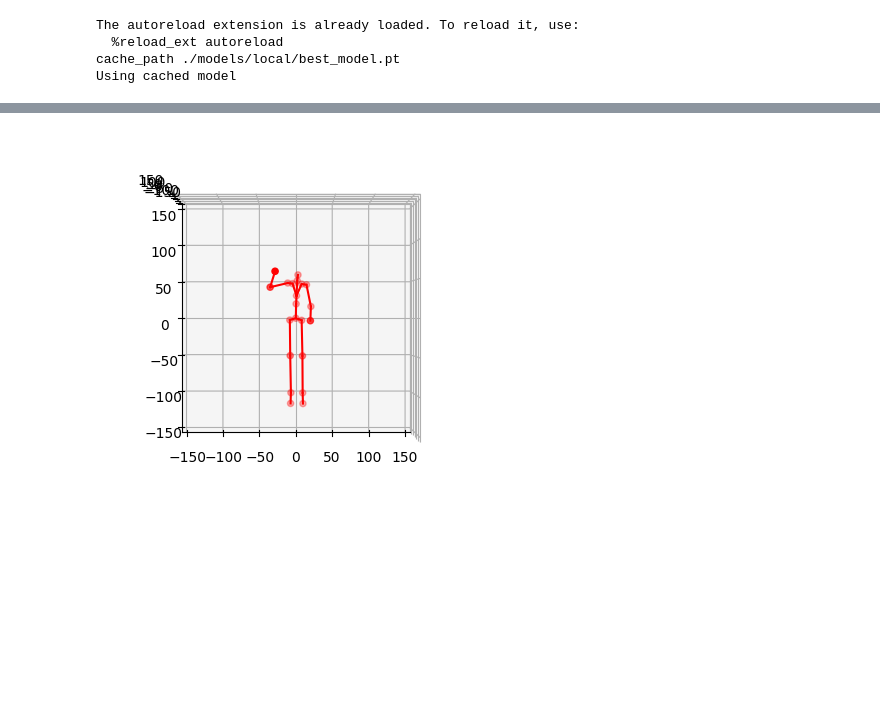
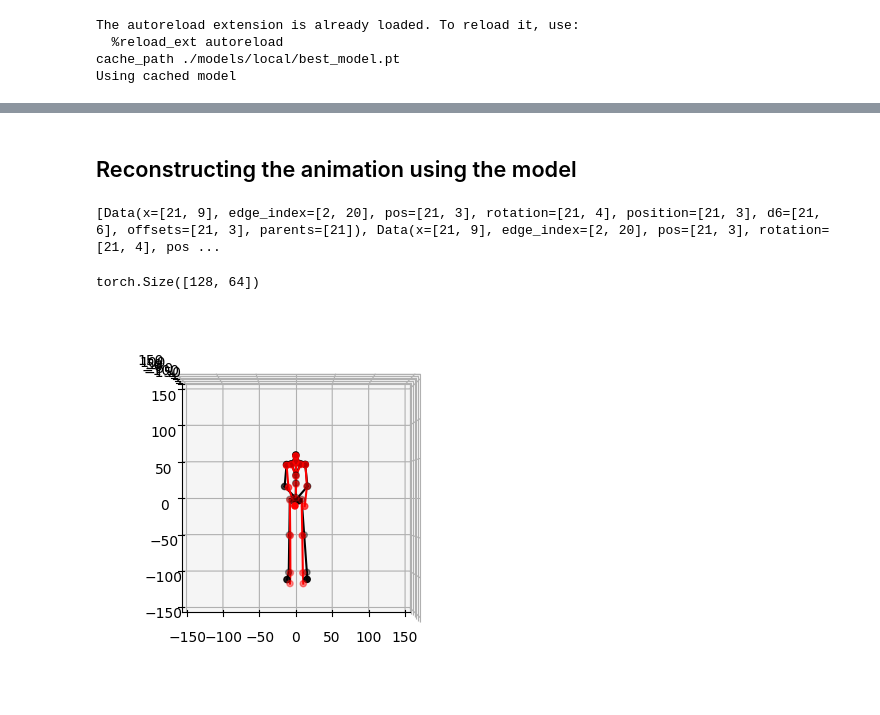
Before and after one commit to sinzlab/retarget, a Jupyter notebook: inference_demo.ipynb, the cells around one changed output, grey strips where cells are left out. Drawn from its saved outputs; the diff is of its cells as text; code cells hidden in the pictures; blank space fills up the shorter version.

Commit message:
update: inference demo

```diff
--- a/inference_demo.ipynb
+++ b/inference_demo.ipynb
@@ -18,7 +23,7 @@ Using cached model
 # %%
-animation, _, _ = load('./data/Combined/test/bandai-namco/dataset-2_wave-right-hand_normal_030.bvh')
-data = animation.as_graph()
-batch, mask = tokenizer.encode(data)
+# load an example animation
+animation, _, _ = load('./data/Combined/test/bandai-namco/dataset-1_bow_active_001.bvh')
 
+# display the number of frames
 len(animation)
 # %% [output]
@@ -26,20 +41,39 @@ len(animation)
+# %% [markdown]
+## Reconstructing the animation using the model
+# %%
+# convert the animation to a graph
+data = animation.as_graph()
+
+# encode the graph using the tokenizer
+batch, mask = tokenizer.encode(data)
+# %% [output]
+[Data(x=[21, 9], edge_index=[2, 20], pos=[21, 3], rotation=[21, 4], position=[21, 3], d6=[21, 6], offsets=[21, 3], parents=[21]), Data(x=[21, 9], edge_index=[2, 20], pos=[21, 3], rotation=[21, 4], pos ...
 # %%
-import matplotlib.pyplot as plt
-from retarget.utils.visualize import plot_pose
+# run the model
+with torch.inference_mode():
+    # encode the animation into the latent space
+    latent, logvar = model.encoder(batch.x, batch.pos, batch.edge_index, mask=mask)
 
-with torch.inference_mode():
-    output, logvar = model.encoder(batch.x, batch.pos, batch.edge_index, mask=mask)
-    y_pred = model.decoder(output, batch.pos, batch.edge_index, mask=mask)
+    print(latent.shape)
 
+    # decode the latent space back into the animation
+    y_pred = model.decoder(latent, batch.pos, batch.edge_index, mask=mask)
+
+# decode the animation
 fk_pose, edge_indexs = tokenizer.decode(batch, y_pred)
+# %% [output]
+torch.Size([128, 64])
 # %%
+# plot the reconstructed frame with the original frame, black is the original, red is the reconstructed
+
 ax = plt.axes(projection='3d')
 
+plot_pose(animation.positions[28], animation.edges, c='k', ax=ax)
 plot_pose(fk_pose[28].detach().numpy(), edge_indexs[28], c='r', ax=ax)
 
 ax.set_xlim(-150, 150)
 ax.set_ylim(-150, 150)
 ax.set_zlim(-150, 150)
 plt.show()
 # %% [output]
-[figure, old version]
+[figure, new version]
```
Also changed, not shown: parts of 4 cells of this notebook.
